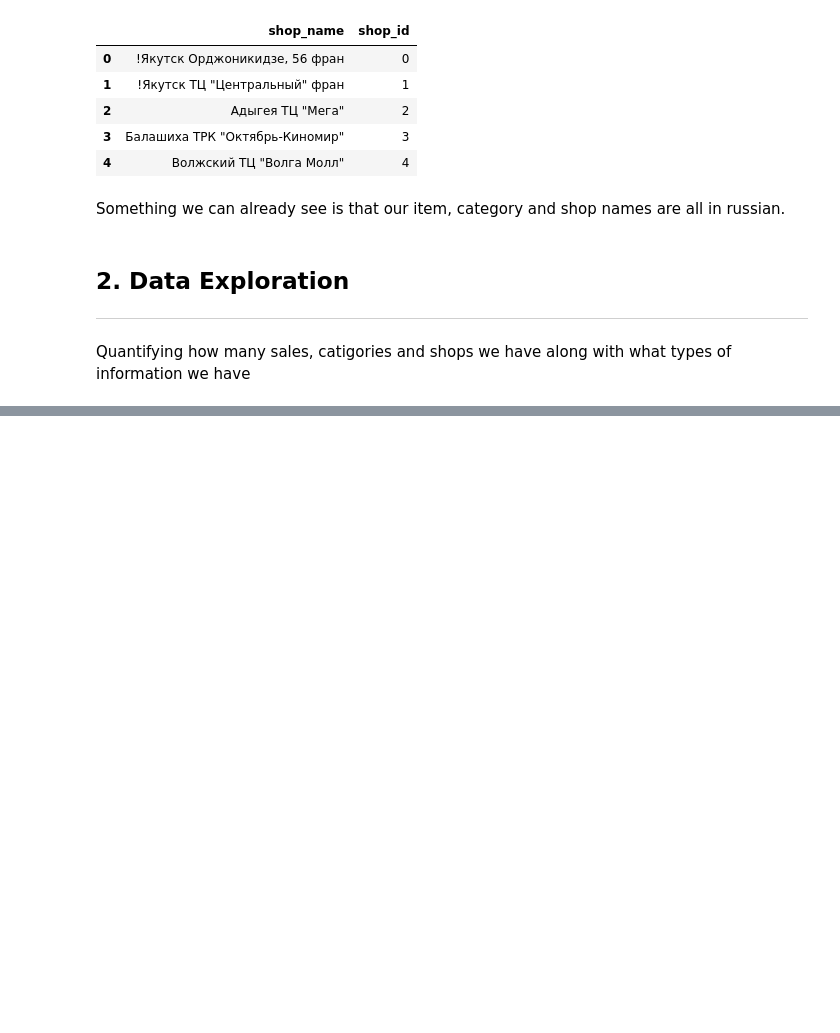
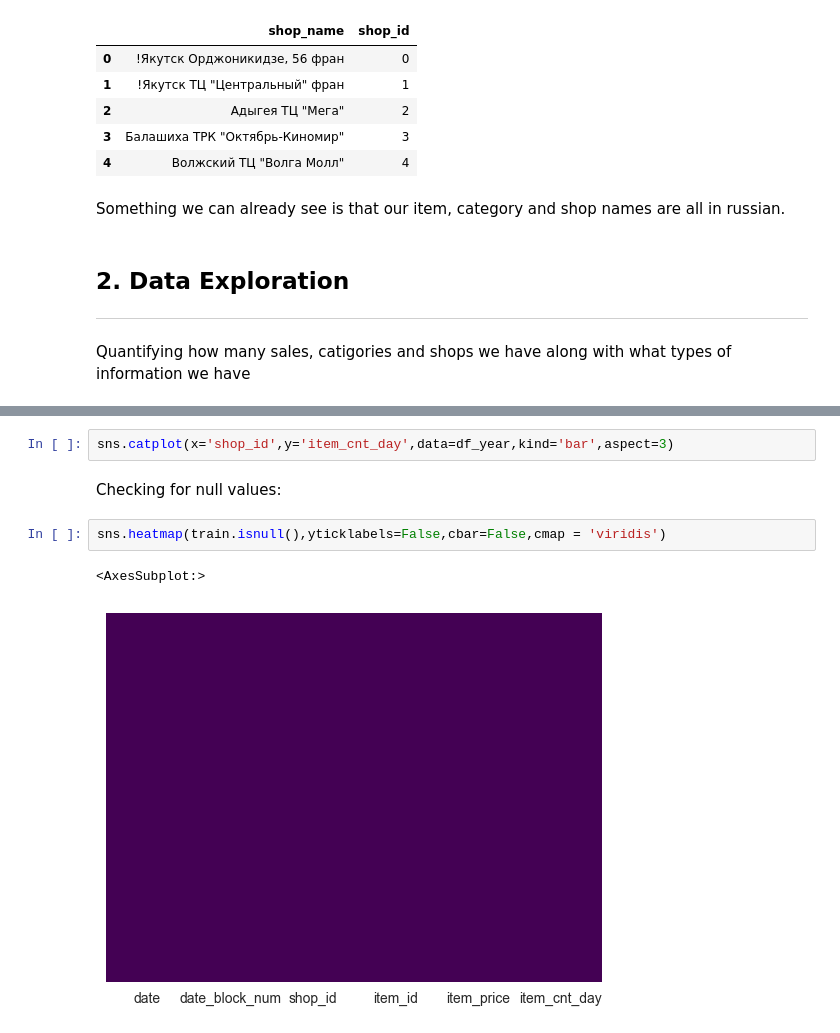
Before and after one commit to NPopkin/SalesPrediction, a Jupyter notebook: ExploratoryDataAnalysis.ipynb, the cells around one changed output, grey strips where cells are left out. Cells and saved outputs as stored; diff of their text form; blank space fills up the shorter version.

```diff
--- a/ExploratoryDataAnalysis.ipynb
+++ b/ExploratoryDataAnalysis.ipynb
@@ -69,0 +101,9 @@ Quantifying how many sales, catigories and shops we have along with what types o
+# %%
+sns.catplot(x='shop_id',y='item_cnt_day',data=df_year,kind='bar',aspect=3)
+# %% [markdown]
+Checking for null values:
+# %%
+sns.heatmap(train.isnull(),yticklabels=False,cbar=False,cmap = 'viridis')
+# %% [output]
+<AxesSubplot:>
+[figure, added]
```
Also changed, not shown: parts of 6 cells of this notebook, 1 other file.
